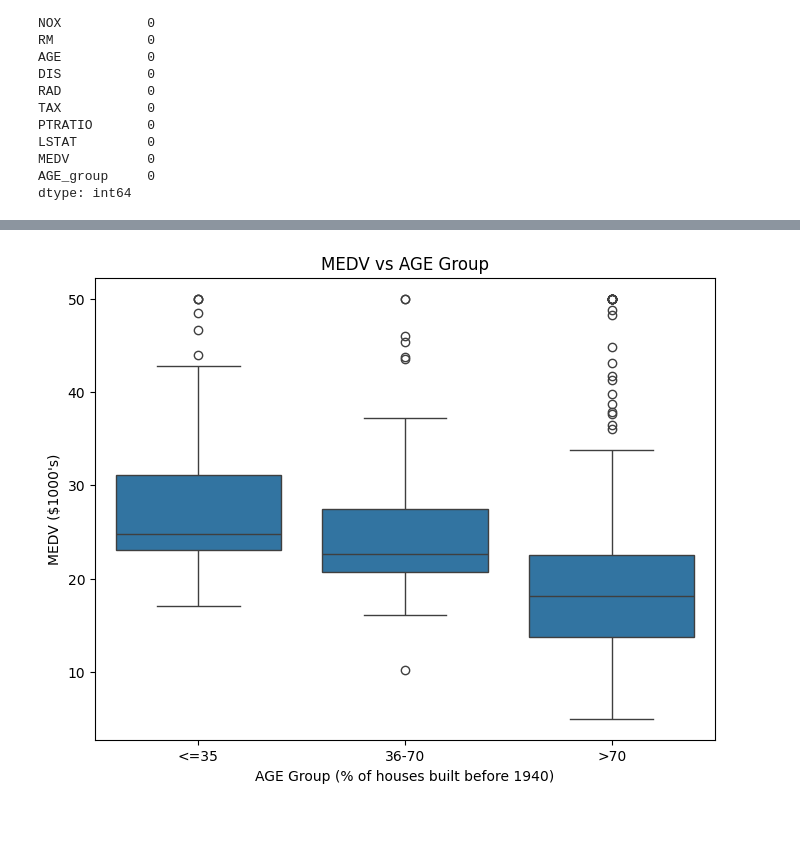
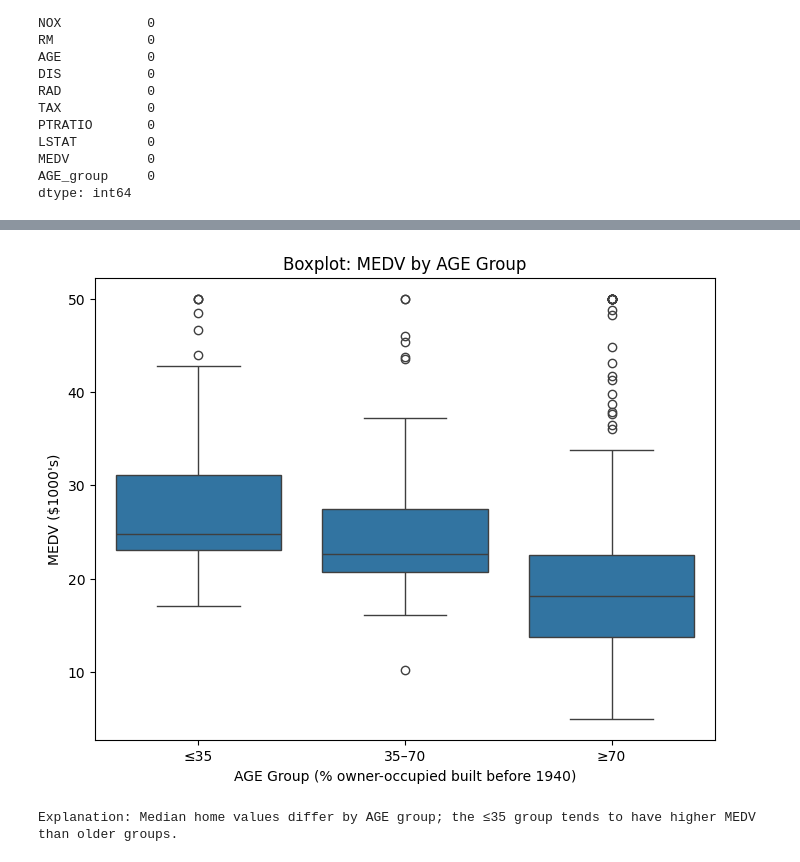
Before and after one commit to Aydan-moon/Boston_Housing_Data, a Jupyter notebook: Optional_Peer_Graded_Assignment.jupyterlite.ipynb, the cells around one changed output, grey strips where cells are left out. Drawn from its saved outputs; the diff is of its cells as text; code cells hidden in the pictures; blank space fills up the shorter version.

```diff
--- a/Optional_Peer_Graded_Assignment.jupyterlite.ipynb
+++ b/Optional_Peer_Graded_Assignment.jupyterlite.ipynb
@@ -91,14 +132,17 @@ plt.show()
 # %%
-# Discretize AGE
+# Discretize AGE into required groups
 bins = [0, 35, 70, 100]
-labels = ['<=35', '36-70', '>70']
-boston_df['AGE_group'] = pd.cut(boston_df['AGE'], bins=bins, labels=labels)
+labels = ['≤35', '35–70', '≥70']
+boston_df['AGE_group'] = pd.cut(boston_df['AGE'], bins=bins, labels=labels, right=True, include_lowest=True)
 
 plt.figure(figsize=(8,6))
-sns.boxplot(x='AGE_group', y='MEDV', data=boston_df)
-plt.title("MEDV vs AGE Group")
-plt.xlabel("AGE Group (% of houses built before 1940)")
+sns.boxplot(x='AGE_group', y='MEDV', data=boston_df, order=labels)
+plt.title("Boxplot: MEDV by AGE Group")
+plt.xlabel("AGE Group (% owner-occupied built before 1940)")
 plt.ylabel("MEDV ($1000's)")
 plt.show()
+
+print("Explanation: Median home values differ by AGE group; the ≤35 group tends to have higher MEDV than older groups.")
 # %% [output]
-[figure, old version]
+[figure, new version]
+Explanation: Median home values differ by AGE group; the ≤35 group tends to have higher MEDV than older groups.
```
Also changed, not shown: parts of 31 cells of this notebook.
